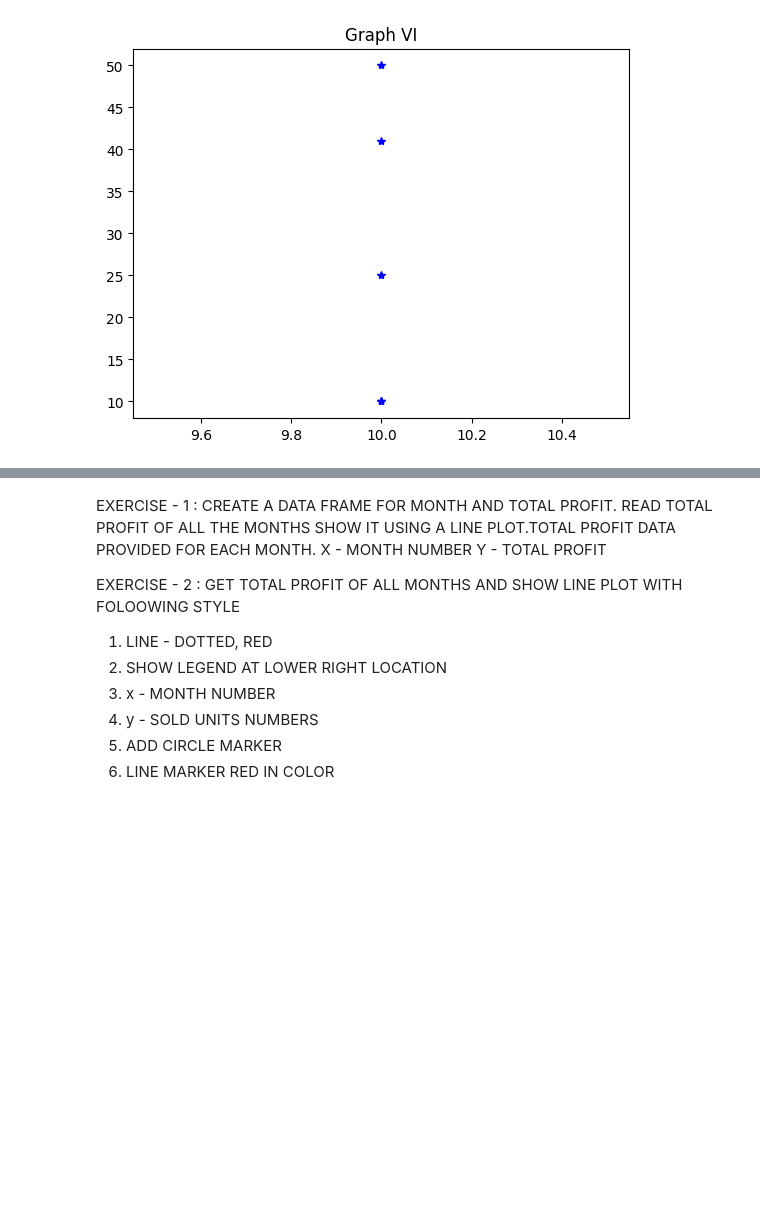
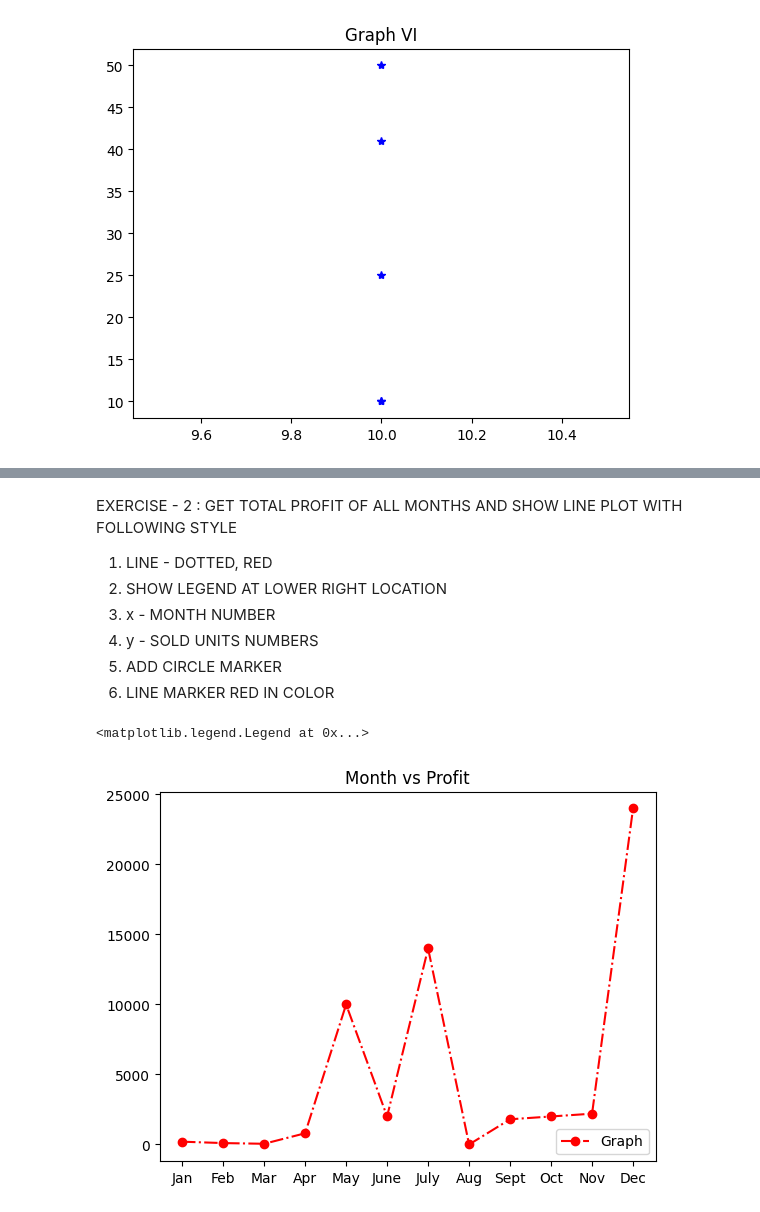
Before and after one commit to Sath2003/DAV, a Jupyter notebook: LABSHEET - 1.ipynb, the cells around one changed output, grey strips where cells are left out. Saved outputs shown, nothing was run; the diff lists cells and outputs as text; code cells hidden in the pictures; blank space fills up the shorter version.

```diff
--- a/LABSHEET - 1.ipynb
+++ b/LABSHEET - 1.ipynb
@@ -167,12 +181,18 @@ plt.plot(Y,'-.')
 # %% [markdown]
-EXERCISE - 1 : CREATE A DATA FRAME FOR MONTH AND TOTAL PROFIT. READ TOTAL PROFIT OF ALL THE MONTHS SHOW IT USING A LINE PLOT.TOTAL PROFIT DATA PROVIDED FOR EACH MONTH.
-X - MONTH NUMBER
-Y - TOTAL PROFIT
 
-EXERCISE - 2 : GET TOTAL PROFIT OF ALL MONTHS AND SHOW LINE PLOT WITH FOLOOWING STYLE
+EXERCISE - 2 : GET TOTAL PROFIT OF ALL MONTHS AND SHOW LINE PLOT WITH FOLLOWING STYLE
 1. LINE - DOTTED, RED
 2. SHOW LEGEND AT LOWER RIGHT LOCATION
 3. x - MONTH NUMBER
 4. y - SOLD UNITS NUMBERS
 5. ADD CIRCLE MARKER
 6. LINE MARKER RED IN COLOR
+# %%
+Month = np.array(["Jan","Feb","Mar","Apr","May","June","July","Aug","Sept","Oct","Nov","Dec"])
+Profit = np.array([200,100,50,800,10000,2000,14000,000,1800,2000,2200,24000])
+plt.plot(Month,Profit,'o-.r')
+plt.title("Month vs Profit")
+plt.legend(["Graph"],loc = "lower right")
+# %% [output]
+<matplotlib.legend.Legend at 0x...>
+[figure, added]
```
Also changed, not shown: parts of 10 cells of this notebook, 1 other file.
